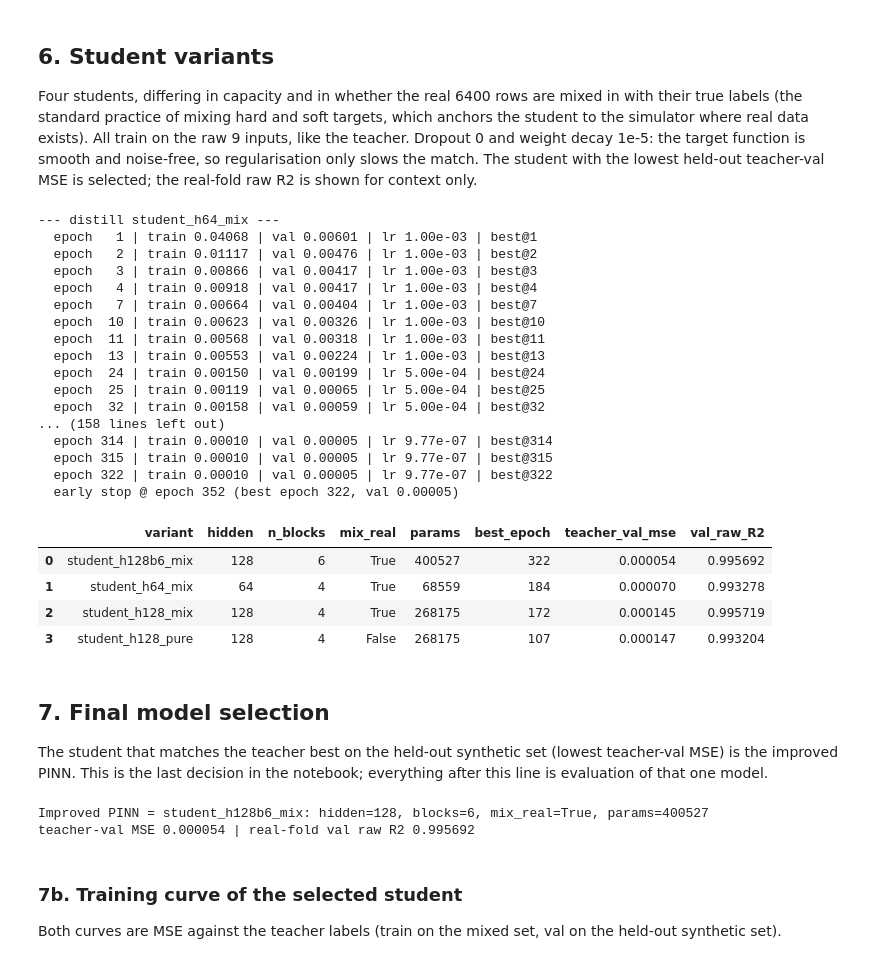
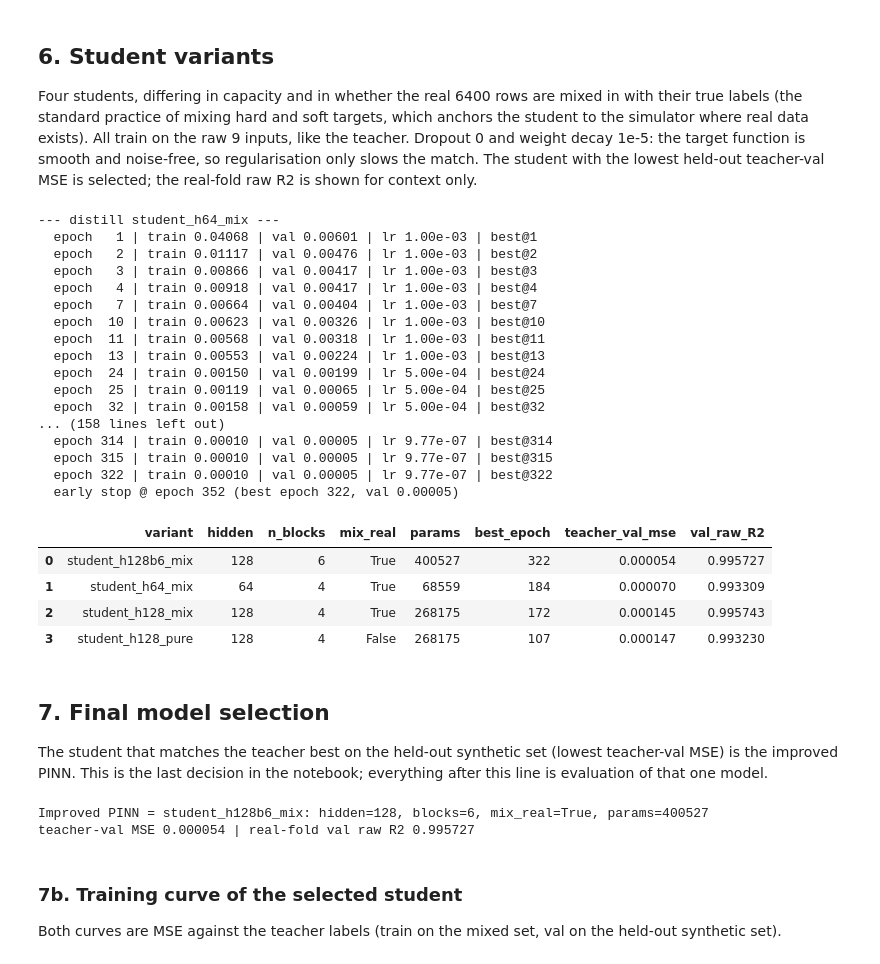
Before and after one commit to aidinhnkhn/Data-Science-In-ChemEng, a Jupyter notebook: NN_ImprovedPINN.ipynb, the cells around one changed output. Cells and saved outputs as stored; diff of their text form; code cells hidden in the pictures.

Commit message:
Update improved PINN and utils

```diff
--- a/NN_ImprovedPINN.ipynb
+++ b/NN_ImprovedPINN.ipynb
@@ -146,10 +149,22 @@ N4_THRESHOLD = 0.05
 
 
 def wrap_pinn(backbone):
+    # The 3-stage stack of the published models (pinn.pt, the ensemble).
     return nn.Sequential(
         backbone,
         VaporSumToOneProjection.from_transformer(scaled.Y_transformer),
         LiquidClosure.from_transformer(scaled.Y_transformer, n4_threshold=N4_THRESHOLD),
+    )
+
+
+def wrap_pinn_bounded(backbone):
+    # The 4-stage stack of this notebook's model: the same two closure layers
+    # plus the new hard recovery bounds (section 3b).
+    return nn.Sequential(
+        backbone,
+        VaporSumToOneProjection.from_transformer(scaled.Y_transformer),
+        LiquidClosure.from_transformer(scaled.Y_transformer, n4_threshold=N4_THRESHOLD),
+        RecoveryClamp.from_transformer(scaled.Y_transformer, n4_threshold=N4_THRESHOLD),
     )
 
 
@@ -291,40 +378,40 @@ for name, (hidden, n_blocks, mix_real) in D_VARIANTS.items():
     tl, vl = distill_loaders(seed=RANDOM_STATE, batch_size=512, mix_real=mix_real)
     print(f"--- distill {name} ---")
     hist = train_model(bb, tl, vl, config=distill_cfg)      # no closure during distillation
-    student = wrap_pinn(bb)                                 # closure attached afterwards
+    student = wrap_pinn_bounded(bb)                         # closures + recovery bounds attached afterwards
     students[name] = (student, bb, hist)
     d_rows.append({"variant": name, "hidden": hidden, "n_blocks": n_blocks,
                    "mix_real": mix_real,
                    "params": sum(p.numel() for p in bb.parameters()),
                    "best_epoch": hist.best_epoch,
                    "teacher_val_mse": hist.best_val_loss,
                    "val_raw_R2": val_raw_r2(student)})
 
 d_df = pd.DataFrame(d_rows).sort_values("teacher_val_mse").reset_index(drop=True)
 d_df.round(6)
 # %% [output]
 --- distill student_h64_mix ---
   epoch   1 | train 0.04068 | val 0.00601 | lr 1.00e-03 | best@1
   epoch   2 | train 0.01117 | val 0.00476 | lr 1.00e-03 | best@2
   epoch   3 | train 0.00866 | val 0.00417 | lr 1.00e-03 | best@3
   epoch   4 | train 0.00918 | val 0.00417 | lr 1.00e-03 | best@4
   epoch   7 | train 0.00664 | val 0.00404 | lr 1.00e-03 | best@7
   epoch  10 | train 0.00623 | val 0.00326 | lr 1.00e-03 | best@10
   epoch  11 | train 0.00568 | val 0.00318 | lr 1.00e-03 | best@11
   epoch  13 | train 0.00553 | val 0.00224 | lr 1.00e-03 | best@13
   epoch  24 | train 0.00150 | val 0.00199 | lr 5.00e-04 | best@24
   epoch  25 | train 0.00119 | val 0.00065 | lr 5.00e-04 | best@25
   epoch  32 | train 0.00158 | val 0.00059 | lr 5.00e-04 | best@32
 ... (158 lines left out)
   epoch 314 | train 0.00010 | val 0.00005 | lr 9.77e-07 | best@314
   epoch 315 | train 0.00010 | val 0.00005 | lr 9.77e-07 | best@315
   epoch 322 | train 0.00010 | val 0.00005 | lr 9.77e-07 | best@322
   early stop @ epoch 352 (best epoch 322, val 0.00005)
 |  | variant | hidden | n_blocks | mix_real | params | best_epoch | teacher_val_mse | val_raw_R2 |
-| 0 | student_h128b6_mix | 128 | 6 | True | 400527 | 322 | 0.000054 | 0.995692 |
-| 1 | student_h64_mix | 64 | 4 | True | 68559 | 184 | 0.000070 | 0.993278 |
-| 2 | student_h128_mix | 128 | 4 | True | 268175 | 172 | 0.000145 | 0.995719 |
-| 3 | student_h128_pure | 128 | 4 | False | 268175 | 107 | 0.000147 | 0.993204 |
+| 0 | student_h128b6_mix | 128 | 6 | True | 400527 | 322 | 0.000054 | 0.995727 |
+| 1 | student_h64_mix | 64 | 4 | True | 68559 | 184 | 0.000070 | 0.993309 |
+| 2 | student_h128_mix | 128 | 4 | True | 268175 | 172 | 0.000145 | 0.995743 |
+| 3 | student_h128_pure | 128 | 4 | False | 268175 | 107 | 0.000147 | 0.993230 |
 # %% [markdown]
 ## 7. Final model selection
 
@@ -344,7 +431,7 @@ print(f"teacher-val MSE {d_df.iloc[0]['teacher_val_mse']:.6f} | "
       f"real-fold val raw R2 {d_df.iloc[0]['val_raw_R2']:.6f}")
 # %% [output]
 Improved PINN = student_h128b6_mix: hidden=128, blocks=6, mix_real=True, params=400527
-teacher-val MSE 0.000054 | real-fold val raw R2 0.995692
+teacher-val MSE 0.000054 | real-fold val raw R2 0.995727
 # %% [markdown]
 ### 7b. Training curve of the selected student
 
```
Also changed, not shown: parts of 16 cells of this notebook, 2 other files.
